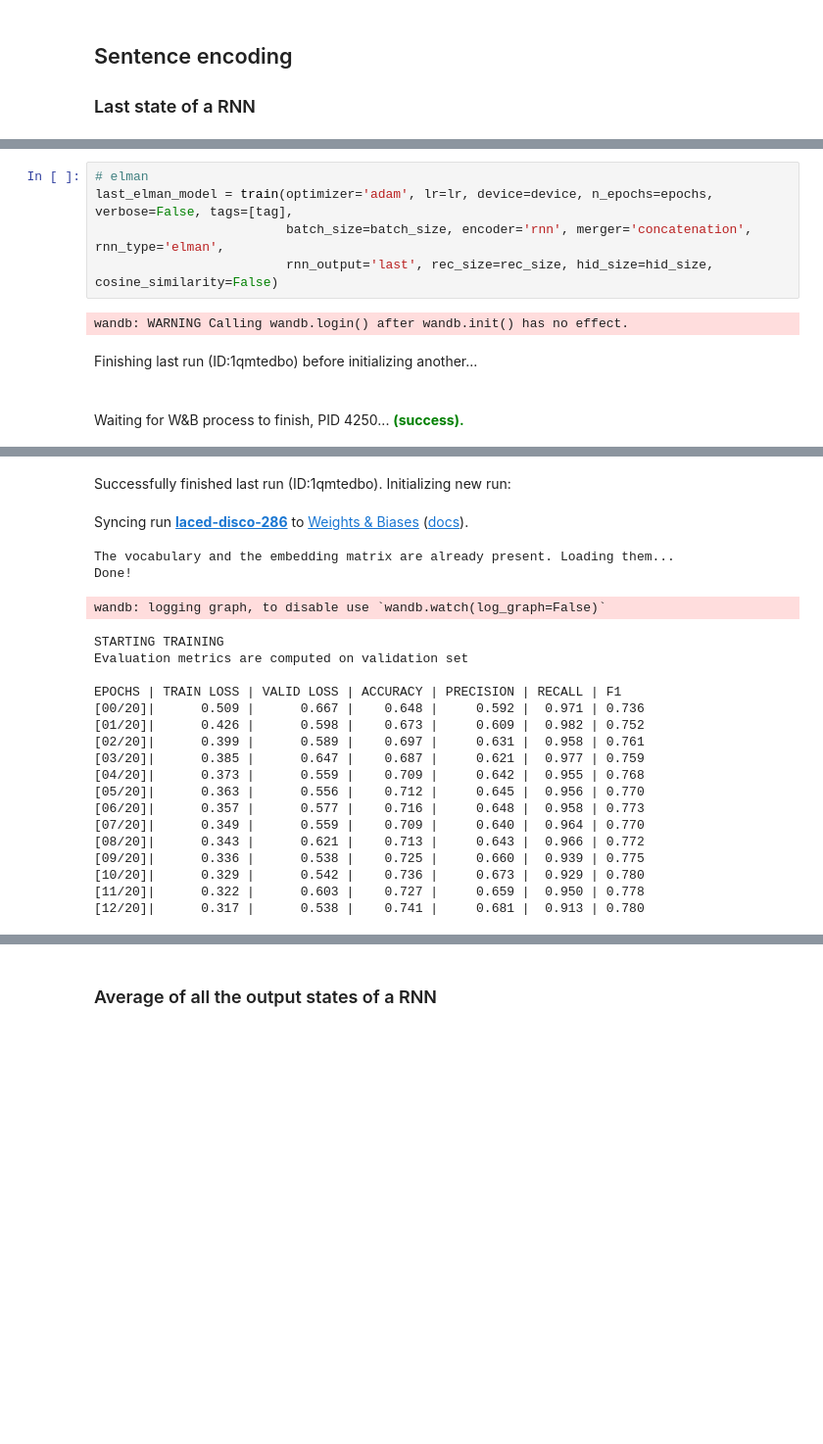
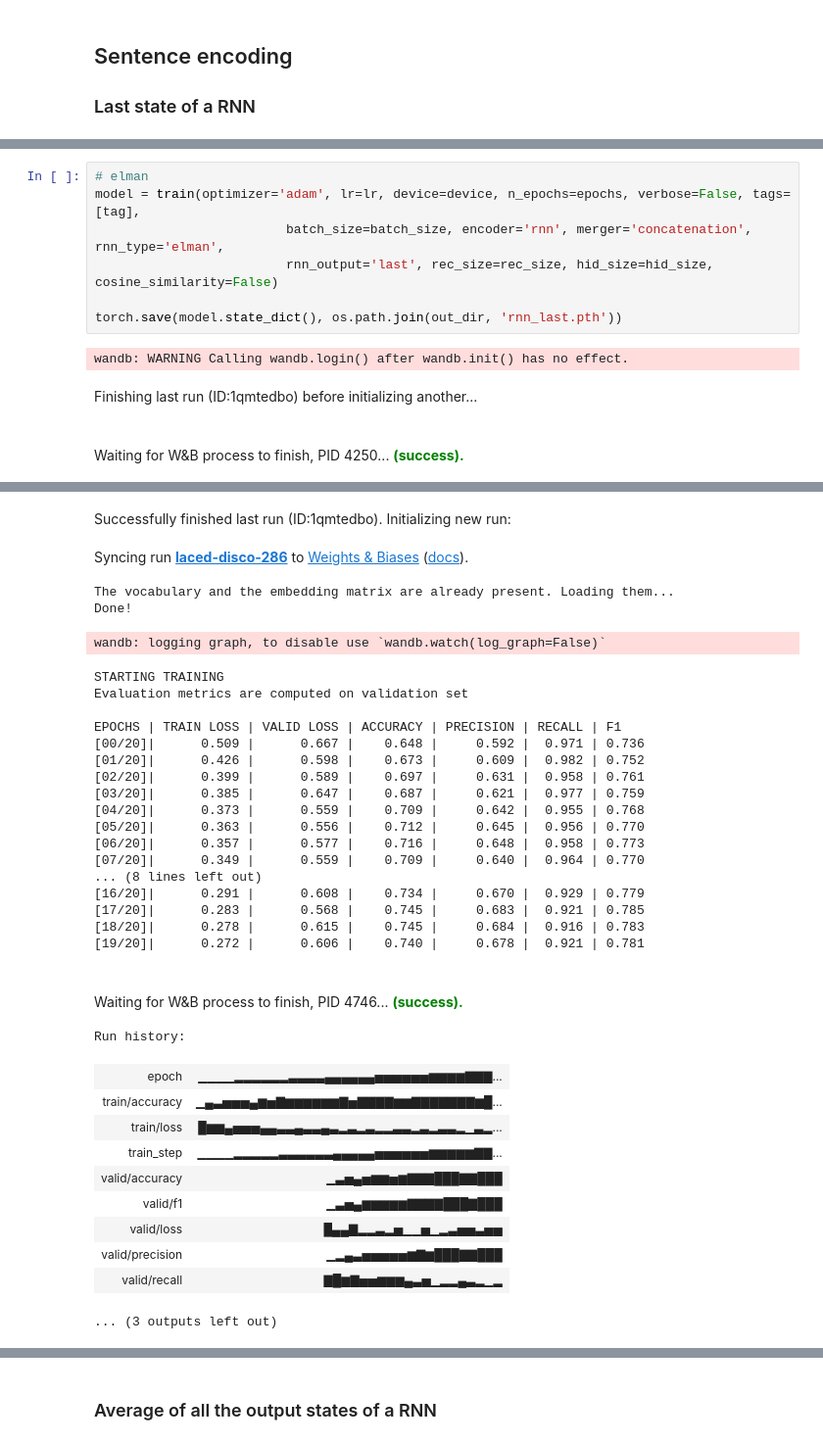
Before and after one commit to NLPetroni/assignment_two, a Jupyter notebook: solution_2.ipynb, the cells around one changed output, grey strips where cells are left out. Shown at 98% size. Drawn from its saved outputs; the diff is of its cells as text; blank space fills up the shorter version.

```diff
--- a/solution_2.ipynb
+++ b/solution_2.ipynb
@@ -689,35 +693,49 @@ hid_size = 50
 tag = 'encoding choice'
 # %%
 # elman
-last_elman_model = train(optimizer='adam', lr=lr, device=device, n_epochs=epochs, verbose=False, tags=[tag],
+model = train(optimizer='adam', lr=lr, device=device, n_epochs=epochs, verbose=False, tags=[tag],
                          batch_size=batch_size, encoder='rnn', merger='concatenation', rnn_type='elman',
                          rnn_output='last', rec_size=rec_size, hid_size=hid_size, cosine_similarity=False)
+
+torch.save(model.state_dict(), os.path.join(out_dir, 'rnn_last.pth'))
 # %% [output]
 wandb: WARNING Calling wandb.login() after wandb.init() has no effect.
 Finishing last run (ID:1qmtedbo) before initializing another...
 Waiting for W&B process to finish, PID 4250... (success).
 [interactive output not drawn]
 Successfully finished last run (ID:1qmtedbo). Initializing new run:
 Syncing run laced-disco-286 to Weights & Biases (docs).
 The vocabulary and the embedding matrix are already present. Loading them...
 Done!
 wandb: logging graph, to disable use `wandb.watch(log_graph=False)`
 STARTING TRAINING
 Evaluation metrics are computed on validation set
 
 EPOCHS | TRAIN LOSS | VALID LOSS | ACCURACY | PRECISION | RECALL | F1
 [00/20]|      0.509 |      0.667 |    0.648 |     0.592 |  0.971 | 0.736
 [01/20]|      0.426 |      0.598 |    0.673 |     0.609 |  0.982 | 0.752
 [02/20]|      0.399 |      0.589 |    0.697 |     0.631 |  0.958 | 0.761
 [03/20]|      0.385 |      0.647 |    0.687 |     0.621 |  0.977 | 0.759
 [04/20]|      0.373 |      0.559 |    0.709 |     0.642 |  0.955 | 0.768
 [05/20]|      0.363 |      0.556 |    0.712 |     0.645 |  0.956 | 0.770
 [06/20]|      0.357 |      0.577 |    0.716 |     0.648 |  0.958 | 0.773
 [07/20]|      0.349 |      0.559 |    0.709 |     0.640 |  0.964 | 0.770
-[08/20]|      0.343 |      0.621 |    0.713 |     0.643 |  0.966 | 0.772
-[09/20]|      0.336 |      0.538 |    0.725 |     0.660 |  0.939 | 0.775
-[10/20]|      0.329 |      0.542 |    0.736 |     0.673 |  0.929 | 0.780
-[11/20]|      0.322 |      0.603 |    0.727 |     0.659 |  0.950 | 0.778
-[12/20]|      0.317 |      0.538 |    0.741 |     0.681 |  0.913 | 0.780
+... (8 lines left out)
+[16/20]|      0.291 |      0.608 |    0.734 |     0.670 |  0.929 | 0.779
+[17/20]|      0.283 |      0.568 |    0.745 |     0.683 |  0.921 | 0.785
+[18/20]|      0.278 |      0.615 |    0.745 |     0.684 |  0.916 | 0.783
+[19/20]|      0.272 |      0.606 |    0.740 |     0.678 |  0.921 | 0.781
+Waiting for W&B process to finish, PID 4746... (success).
+Run history:
+| epoch | ▁▁▁▁▂▂▂▂▂▂▃▃▃▃▄▄▄▄▄▄▅▅▅▅▅▅▆▆▆▆▇▇▇... |
+| train/accuracy | ▁▄▃▅▅▅▄▆▅▇▆▆▆▆▆▆▇▅▇▇▇▇▆▆▇▇▇▇▇▇▇▆█... |
+| train/loss | █▆▆▄▅▅▅▄▄▃▃▄▃▃▄▃▂▃▂▃▂▂▃▃▂▃▂▃▃▂▁▃▂... |
+| train_step | ▁▁▁▁▂▂▂▂▂▃▃▃▃▃▃▄▄▄▄▄▅▅▅▅▅▅▆▆▆▆▆▇▇... |
+| valid/accuracy | ▁▃▅▄▅▆▆▅▆▇▇▇███▇▇███ |
+| valid/f1 | ▁▃▅▄▆▆▆▆▆▇▇▇▇███▇███ |
+| valid/loss | █▄▄▇▂▂▃▂▅▁▁▅▁▂▃▅▅▃▅▅ |
+| valid/precision | ▁▂▄▃▅▅▅▅▅▆▇▆███▇▇███ |
+| valid/recall | ▇█▆▇▅▅▆▆▆▄▃▅▁▂▂▄▃▂▁▂ |
+... (3 outputs left out)
 # %%
 # lstm
```
Also changed, not shown: parts of 10 cells of this notebook.
